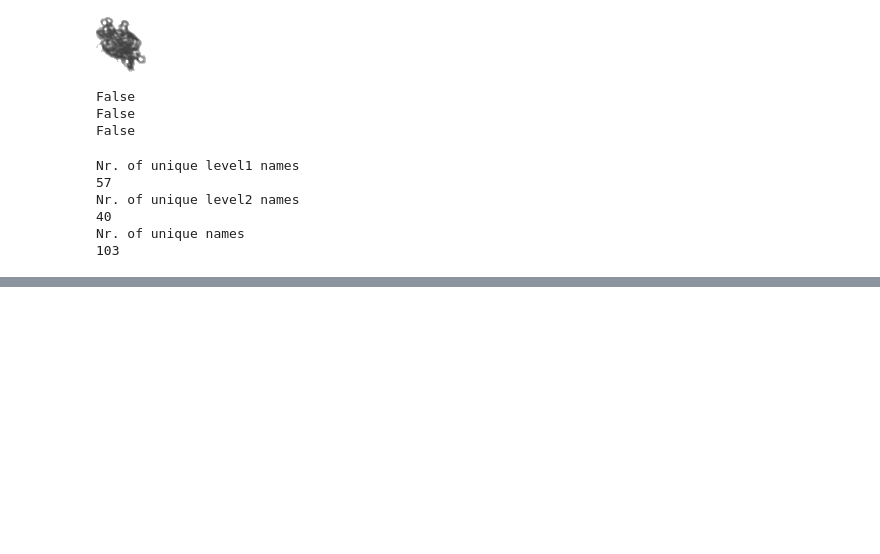
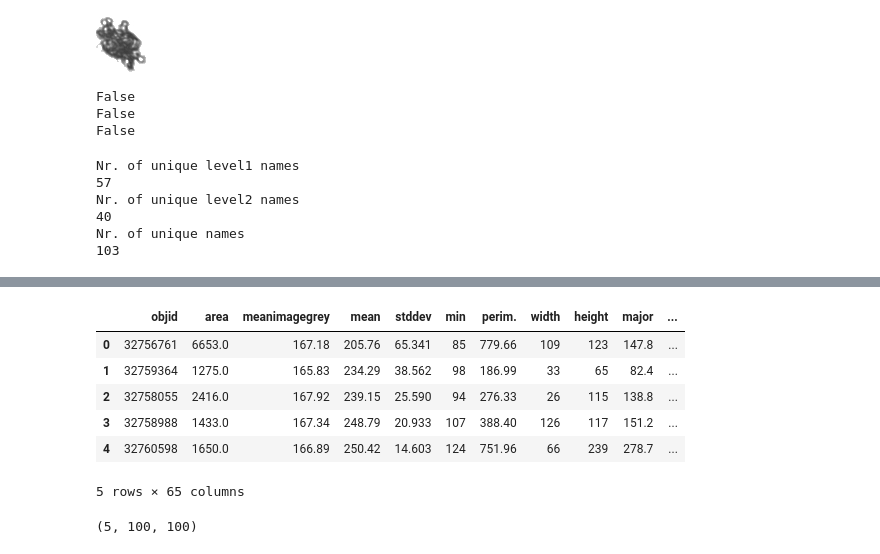
Before and after one commit to yohannjs/AML-2019, a Jupyter notebook: Challenges/4. Plankton/yohann_plankton.ipynb, the cells around one changed output, grey strips where cells are left out. Cells and saved outputs as stored; diff of their text form; code cells hidden in the pictures; blank space fills up the shorter version.

```diff
--- a/Challenges/4. Plankton/yohann_plankton.ipynb
+++ b/Challenges/4. Plankton/yohann_plankton.ipynb
@@ -147,0 +188,17 @@ plt.tight_layout()
+# %%
+nativeDF['objid'] = nativeDF['objid'].astype(np.int64, errors='ignore')
+nativeDF[:5]
+# %% [output]
+|  | objid | area | meanimagegrey | mean | stddev | min | perim. | width | height | major | ... |
+| 0 | 32756761 | 6653.0 | 167.18 | 205.76 | 65.341 | 85 | 779.66 | 109 | 123 | 147.8 | ... |
+| 1 | 32759364 | 1275.0 | 165.83 | 234.29 | 38.562 | 98 | 186.99 | 33 | 65 | 82.4 | ... |
+| 2 | 32758055 | 2416.0 | 167.92 | 239.15 | 25.590 | 94 | 276.33 | 26 | 115 | 138.8 | ... |
+| 3 | 32758988 | 1433.0 | 167.34 | 248.79 | 20.933 | 107 | 388.40 | 126 | 117 | 151.2 | ... |
+| 4 | 32760598 | 1650.0 | 166.89 | 250.42 | 14.603 | 124 | 751.96 | 66 | 239 | 278.7 | ... |
+5 rows × 65 columns
+# %%
+list_objid = list(nativeDF['objid'][:5])
+imgs = autoloader(list_objid)
+print(imgs.shape)
+# %% [output]
+(5, 100, 100)
```
Also changed, not shown: parts of 7 cells of this notebook.
